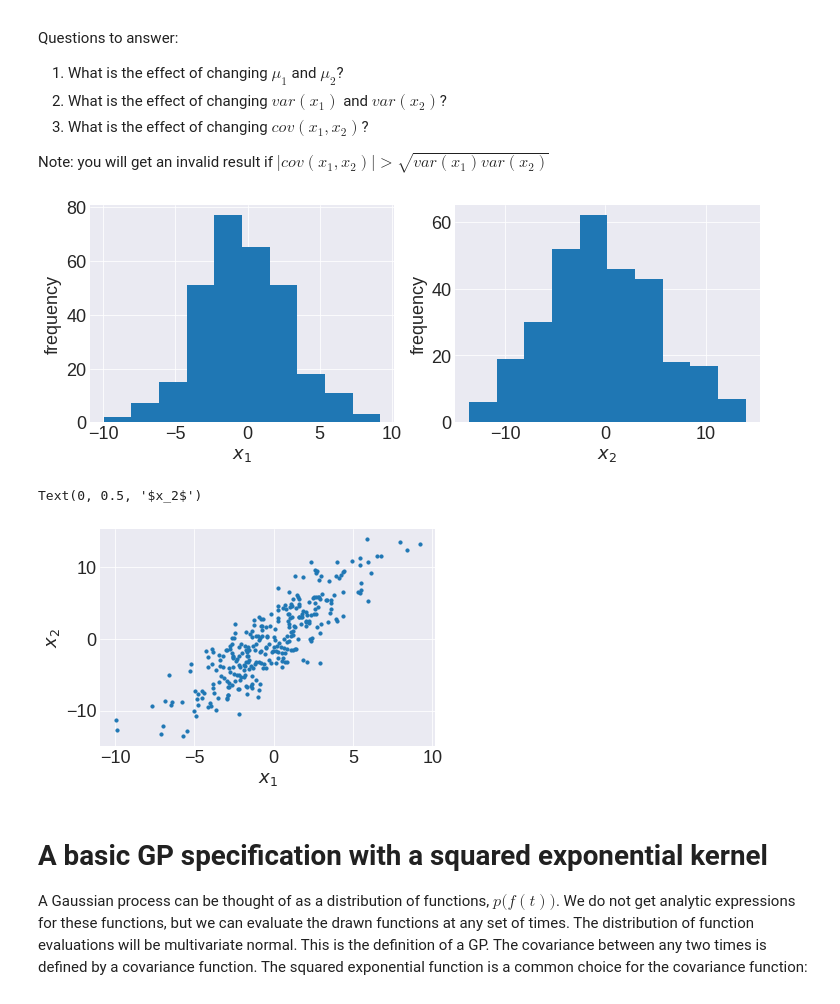
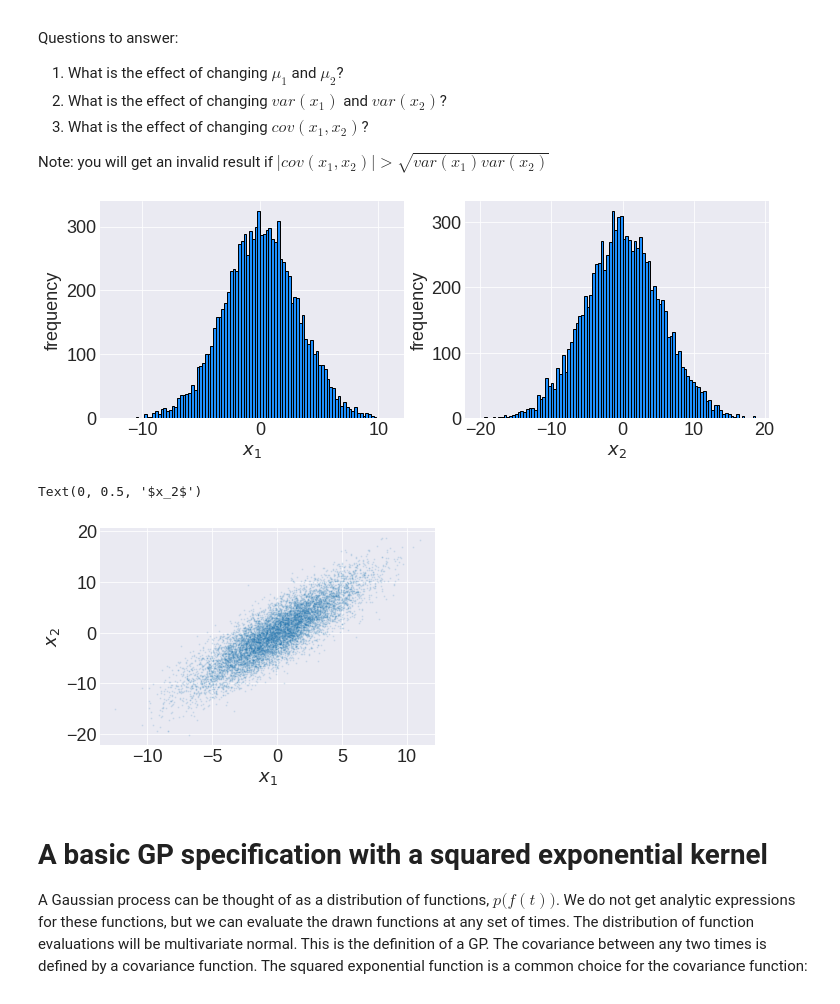
Before and after one commit to tbuffington7/gaussian-process-tutorial, a Jupyter notebook: GP_tutorial.ipynb, the cells around one changed output. Drawn from its saved outputs; the diff is of its cells as text; code cells hidden in the pictures.

```diff
--- a/GP_tutorial.ipynb
+++ b/GP_tutorial.ipynb
@@ -60,37 +55,37 @@ Note: you will get an invalid result if $|cov(x_1, x_2)| > \sqrt{var(x_1)var(x_2
 # %%
 mu = [0, 0]
 var_1 = 10
 var_2 = 30
 cov = 15
 
 ################################################################################################
 
 cov_mat = [[var_1, cov],[cov, var_2]]
-draws = np.random.multivariate_normal(mu, cov_mat, size=300)
+draws = np.random.multivariate_normal(mu, cov_mat, size=10000)
 
 plt.rcParams['figure.figsize'] = 12,4
 plt.rcParams['font.size']=18
 #Plotting marginal of x1
 plt.subplot(1,2,1)
-plt.hist(draws[:,0])
+plt.hist(draws[:,0], edgecolor='k', bins=100, color='dodgerblue')
 plt.ylabel('frequency')
 plt.xlabel('$x_1$')
 
 #Plotting marginal of x2
 plt.subplot(1,2,2)
-plt.hist(draws[:,1])
+plt.hist(draws[:,1], edgecolor='k', bins=100, color='dodgerblue')
 plt.xlabel('$x_2$')
 plt.ylabel('frequency')
 plt.show()
 
 plt.rcParams['figure.figsize'] = 6,4
-plt.scatter(draws[:,0], draws[:,1], s=10)
+plt.scatter(draws[:,0], draws[:,1], s=1, alpha=0.1)
 plt.xlabel('$x_1$')
 plt.ylabel('$x_2$')
 # %% [output]
-[figure, old version]
+[figure, new version]
 Text(0, 0.5, '$x_2$')
-[figure, old version]
+[figure, new version]
 # %% [markdown]
 # A basic GP specification with a squared exponential kernel
 A Gaussian process can be thought of as a distribution of functions, $p\bigg(f(t)\bigg)$. We do not get analytic expressions for these functions, but we can evaluate the drawn functions at any set of times. The distribution of function evaluations will be multivariate normal. This is the definition of a GP. The covariance between any two times is defined by a covariance function. The squared exponential function is a common choice for the covariance function:
```
Also changed, not shown: parts of 4 cells of this notebook.
